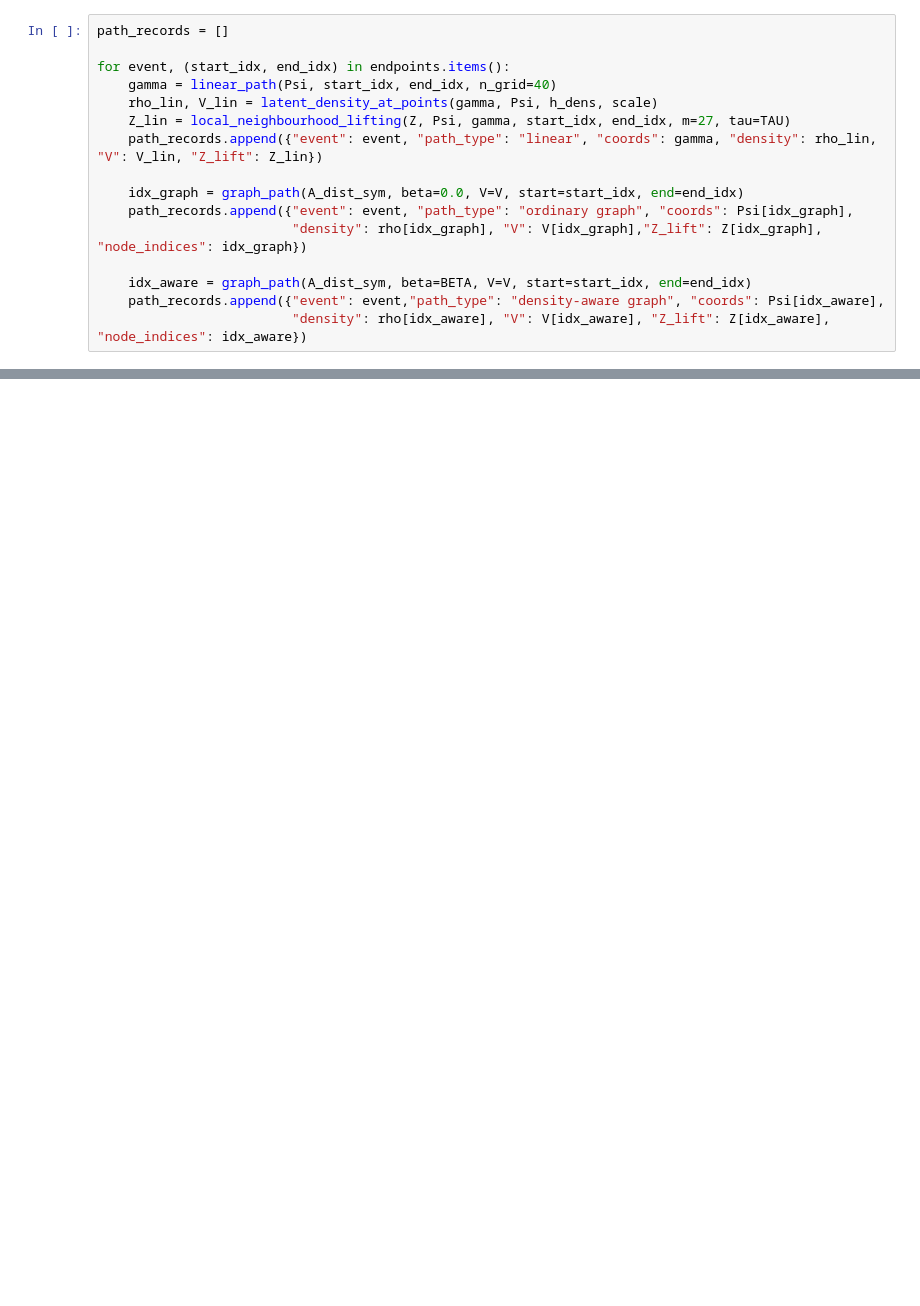
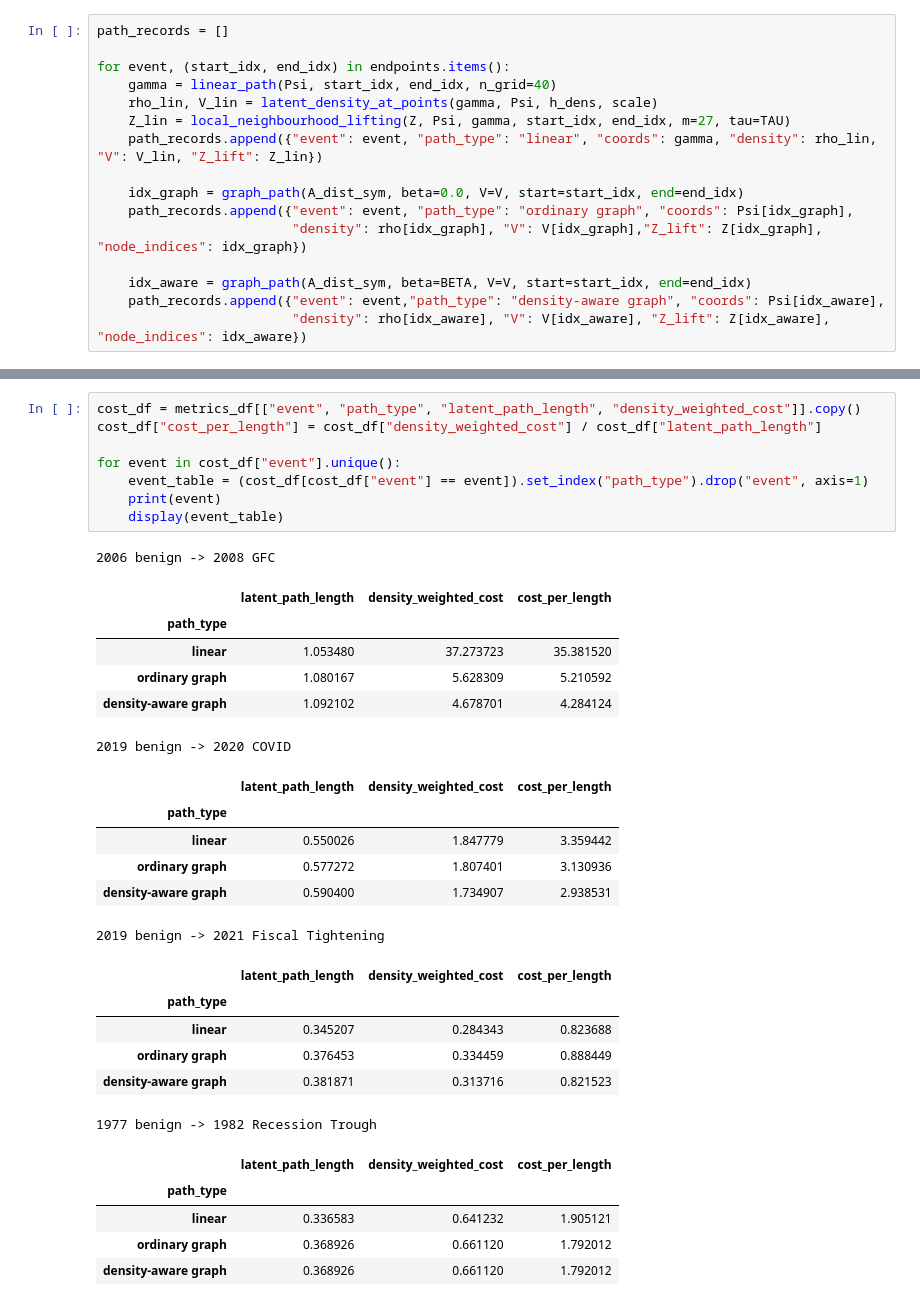
Before and after one commit to adamfowliee/JDKF_Starter, a Jupyter notebook: dissertation_brief/brief_phase6.ipynb, the cells around one changed output, grey strips where cells are left out. Cells and saved outputs as stored; diff of their text form; blank space fills up the shorter version.

```diff
--- a/dissertation_brief/brief_phase6.ipynb
+++ b/dissertation_brief/brief_phase6.ipynb
@@ -201,0 +322,33 @@ for event in metrics_df["event"].unique():
+# %%
+cost_df = metrics_df[["event", "path_type", "latent_path_length", "density_weighted_cost"]].copy()
+cost_df["cost_per_length"] = cost_df["density_weighted_cost"] / cost_df["latent_path_length"]
+
+for event in cost_df["event"].unique():
+    event_table = (cost_df[cost_df["event"] == event]).set_index("path_type").drop("event", axis=1)
+    print(event)
+    display(event_table)
+# %% [output]
+2006 benign -> 2008 GFC
+|  | latent_path_length | density_weighted_cost | cost_per_length |
+| path_type |  |  |  |
+| linear | 1.053480 | 37.273723 | 35.381520 |
+| ordinary graph | 1.080167 | 5.628309 | 5.210592 |
+| density-aware graph | 1.092102 | 4.678701 | 4.284124 |
+2019 benign -> 2020 COVID
+|  | latent_path_length | density_weighted_cost | cost_per_length |
+| path_type |  |  |  |
+| linear | 0.550026 | 1.847779 | 3.359442 |
+| ordinary graph | 0.577272 | 1.807401 | 3.130936 |
+| density-aware graph | 0.590400 | 1.734907 | 2.938531 |
+2019 benign -> 2021 Fiscal Tightening
+|  | latent_path_length | density_weighted_cost | cost_per_length |
+| path_type |  |  |  |
+| linear | 0.345207 | 0.284343 | 0.823688 |
+| ordinary graph | 0.376453 | 0.334459 | 0.888449 |
+| density-aware graph | 0.381871 | 0.313716 | 0.821523 |
+1977 benign -> 1982 Recession Trough
+|  | latent_path_length | density_weighted_cost | cost_per_length |
+| path_type |  |  |  |
+| linear | 0.336583 | 0.641232 | 1.905121 |
+| ordinary graph | 0.368926 | 0.661120 | 1.792012 |
+| density-aware graph | 0.368926 | 0.661120 | 1.792012 |
```
Also changed, not shown: parts of 10 cells of this notebook, 2 other files.
